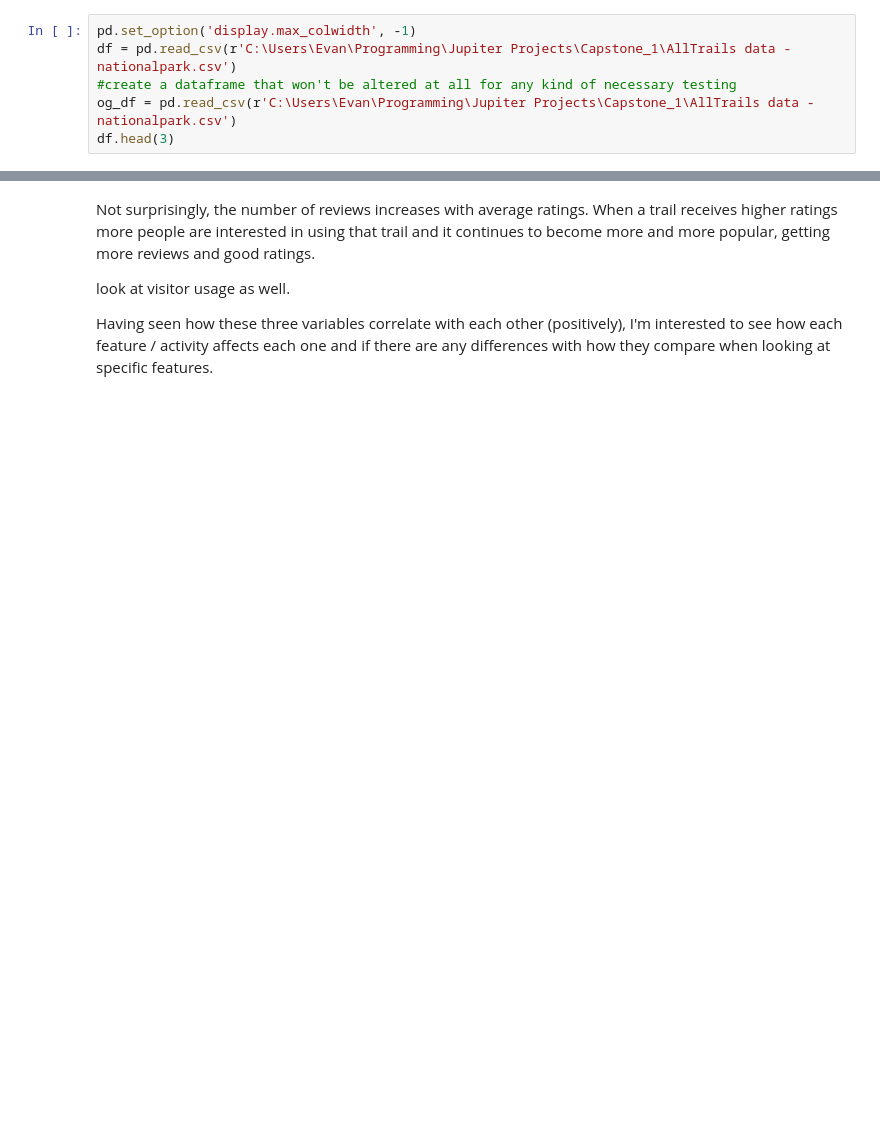
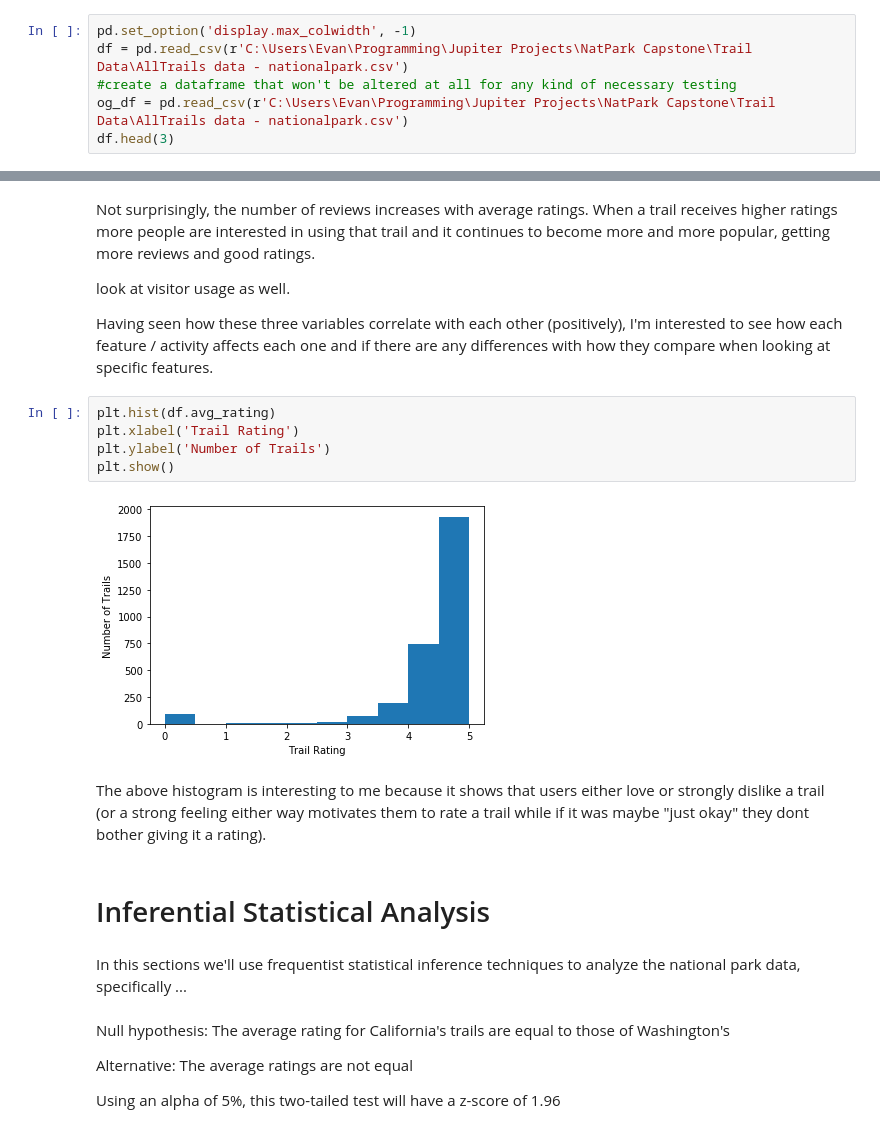
Before and after one commit to evamintz/National-Parks-Capstone-Project, a Jupyter notebook: Capstone1.ipynb, the cells around one changed output, grey strips where cells are left out. Drawn from its saved outputs; the diff is of its cells as text; blank space fills up the shorter version.

Commit message:
Add files via upload
capstone project - includes incomplete heatmap attempt (ignore for now)

```diff
--- a/Capstone1.ipynb
+++ b/Capstone1.ipynb
@@ -22,6 +28,6 @@ import csv
 # %%
 pd.set_option('display.max_colwidth', -1)
-df = pd.read_csv(r'C:\Users\Evan\Programming\Jupiter Projects\Capstone_1\AllTrails data - nationalpark.csv')
+df = pd.read_csv(r'C:\Users\Evan\Programming\Jupiter Projects\NatPark Capstone\Trail Data\AllTrails data - nationalpark.csv')
 #create a dataframe that won't be altered at all for any kind of necessary testing
-og_df = pd.read_csv(r'C:\Users\Evan\Programming\Jupiter Projects\Capstone_1\AllTrails data - nationalpark.csv')
+og_df = pd.read_csv(r'C:\Users\Evan\Programming\Jupiter Projects\NatPark Capstone\Trail Data\AllTrails data - nationalpark.csv')
 df.head(3)
@@ -233,3 +246,22 @@ Not surprisingly, the number of reviews increases with average ratings. When a t
 look at visitor usage as well.
 
 Having seen how these three variables correlate with each other (positively), I'm interested to see how each feature / activity affects each one and if there are any differences with how they compare when looking at specific features.
+# %%
+plt.hist(df.avg_rating)
+plt.xlabel('Trail Rating')
+plt.ylabel('Number of Trails')
+plt.show()
+# %% [output]
+[figure, added]
+# %% [markdown]
+The above histogram is interesting to me because it shows that users either love or strongly dislike a trail (or a strong feeling either way motivates them to rate a trail while if it was maybe "just okay" they dont bother giving it a rating).
+# %% [markdown]
+# Inferential Statistical Analysis
+# %% [markdown]
+In this sections we'll use frequentist statistical inference techniques to analyze the national park data, specifically ...
+# %% [markdown]
+Null hypothesis: The average rating for California's trails are equal to those of Washington's
+
+Alternative: The average ratings are not equal
+
+Using an alpha of 5%, this two-tailed test will have a z-score of 1.96
```
Also changed, not shown: parts of 32 cells of this notebook.
